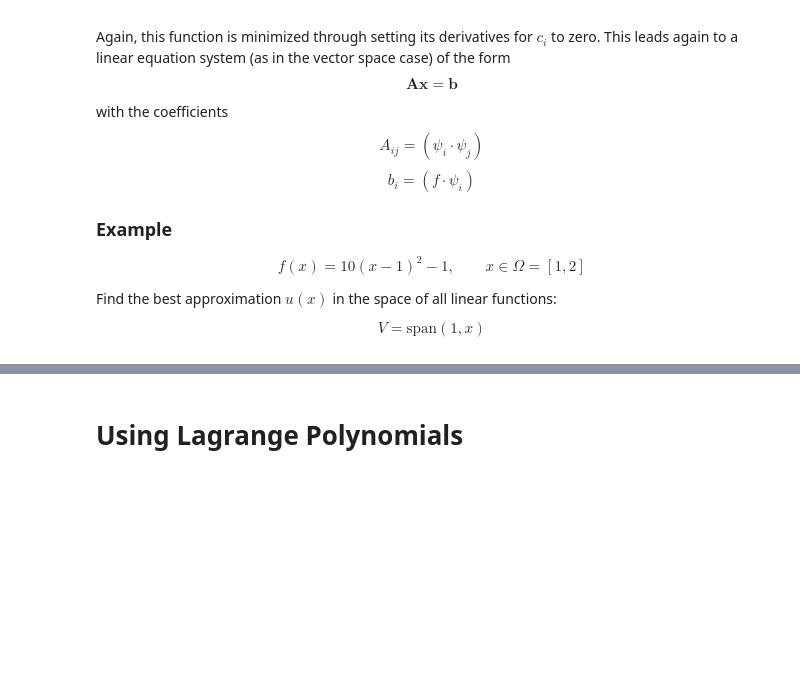
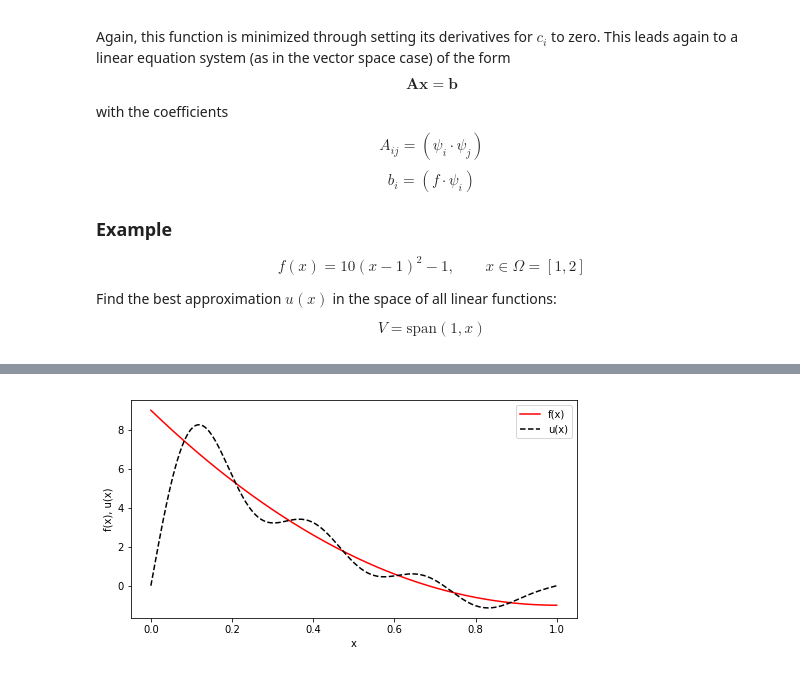
Before and after one commit to winesitter/FiniteElementMethod, a Jupyter notebook: Galerkin_Approach.ipynb, the cells around one changed output, grey strips where cells are left out. Saved outputs shown, nothing was run; the diff lists cells and outputs as text; code cells hidden in the pictures; blank space fills up the shorter version.

```diff
--- a/Galerkin_Approach.ipynb
+++ b/Galerkin_Approach.ipynb
@@ -394,2 +269,48 @@ plt.show()
-# %% [markdown]
-# Using Lagrange Polynomials
+# %%
+%matplotlib inline
+from matplotlib import pyplot as plt
+
+#=======================================================
+# Implementation of the least squares method for the
+# approximation of a function f(x)
+#=======================================================
+
+# Import additional numpy functions and constants
+#-------------------------------------------------------
+from numpy import tanh, cos, sin, pi
+
+# Define the basis functions
+#-------------------------------------------------------
+def psi(i):
+    '''This function returns the psi basis functions'''
+    #return lambda x: x**i
+    return lambda x: sin((i+1)*pi*x)
+
+# Define the function f(x)
+#-------------------------------------------------------
+f = lambda x: 10.*(x-1.)**2 - 1. #tanh(x-pi)
+
+# Define the upper and lower bound of f(x)
+#-------------------------------------------------------
+x = np.linspace(0, 1, 501)
+N = 6
+
+# Compute least squares approximation to f(x)
+#-------------------------------------------------------
+(u, c) = least_squares(f, psi, x, N,
+                       orthogonal_basis=True,
+                       show_A=False, show_b=False)
+
+# Plot results
+#-------------------------------------------------------
+fig = plt.figure()
+fig.set_size_inches(8,4)
+ax = fig.add_subplot(111)
+f_plt = ax.plot(x, f(x), c='r', ls='-', label='f(x)')
+u_plt = ax.plot(x, u, c='k', ls='--', label='u(x)')
+ax.set_xlabel('x')
+ax.set_ylabel('f(x), u(x)')
+ax.legend()
+plt.show()
+# %% [output]
+[figure, added]
```
Also changed, not shown: parts of 11 cells of this notebook.
